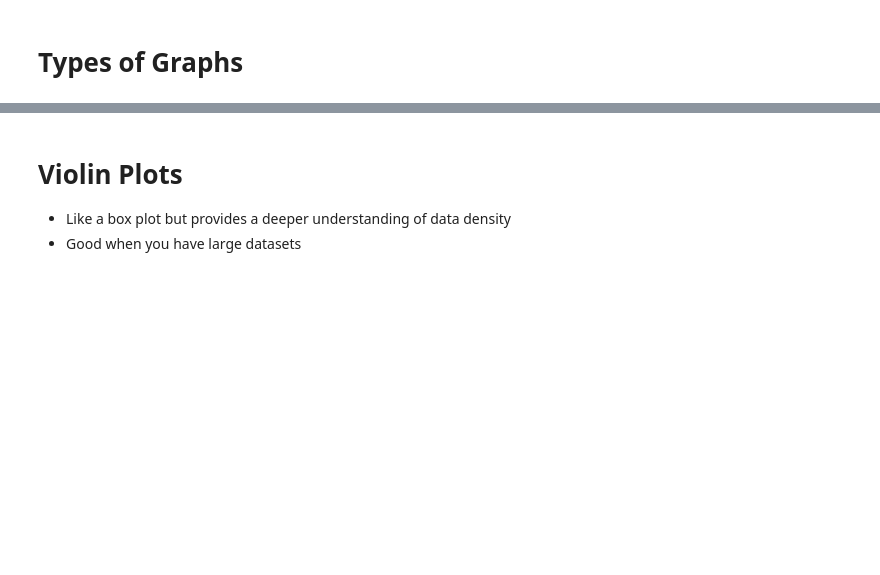
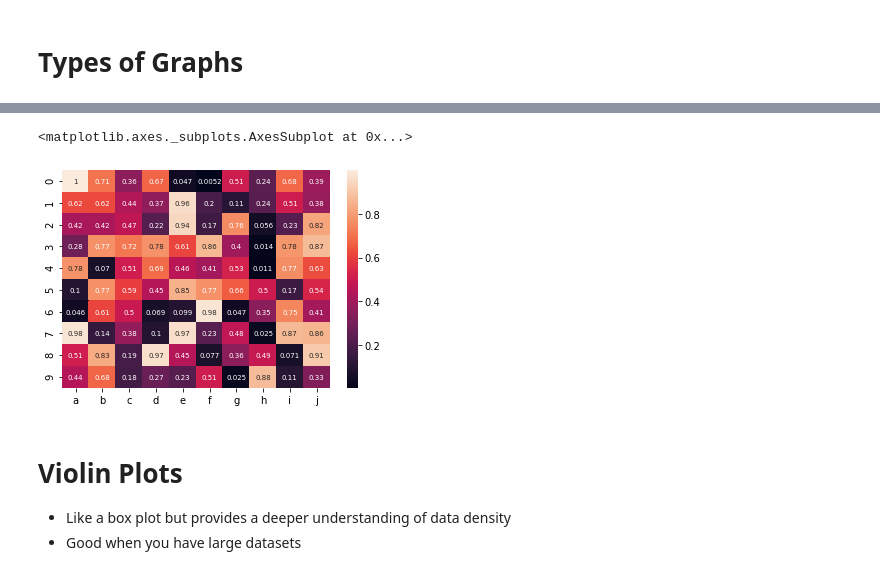
Before and after one commit to jagar2/Summer_2020_MAT-395-495_Scientific-Data-Analysis-and-Computing, a Jupyter notebook: lectures/4_Visualization/MAT_495_Pre_Lecture_3_Visual_Displays_of_Graphical_Information.ipynb, the cells around one changed output, grey strips where cells are left out. Saved outputs shown, nothing was run; the diff lists cells and outputs as text; code cells hidden in the pictures; blank space fills up the shorter version.

```diff
--- a/lectures/4_Visualization/MAT_495_Pre_Lecture_3_Visual_Displays_of_Graphical_Information.ipynb
+++ b/lectures/4_Visualization/MAT_495_Pre_Lecture_3_Visual_Displays_of_Graphical_Information.ipynb
@@ -11,3 +56,17 @@
+# %%
+# library
+import seaborn as sns
+import pandas as pd
+import numpy as np
+
+# Create a dataset (fake)
+df = pd.DataFrame(np.random.random((10,10)), columns=["a","b","c","d","e","f","g","h","i","j"])
+
+sns.heatmap(df, annot=True, annot_kws={"size": 7})
+#sns.plt.show()
+# %% [output]
+<matplotlib.axes._subplots.AxesSubplot at 0x...>
+[figure, added]
 # %% [markdown]
 # Violin Plots
 * Like a box plot but provides a deeper understanding of data density
```
Also changed, not shown: parts of 38 cells of this notebook.
